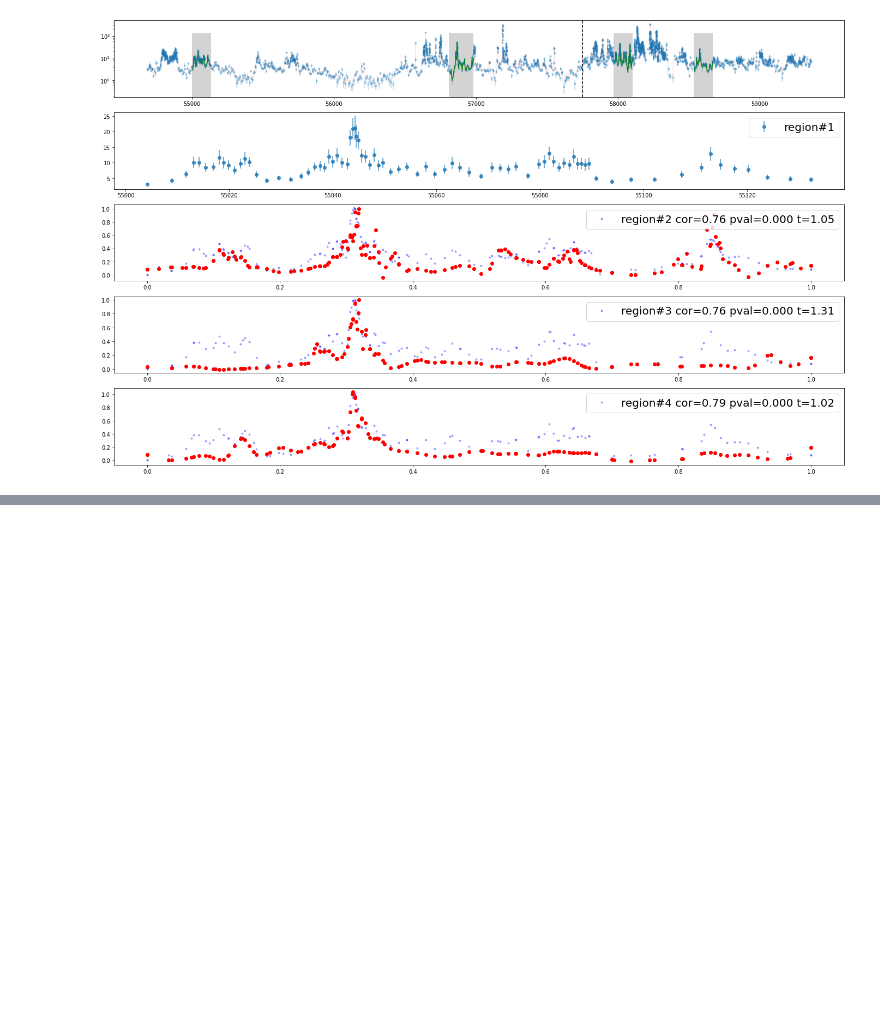
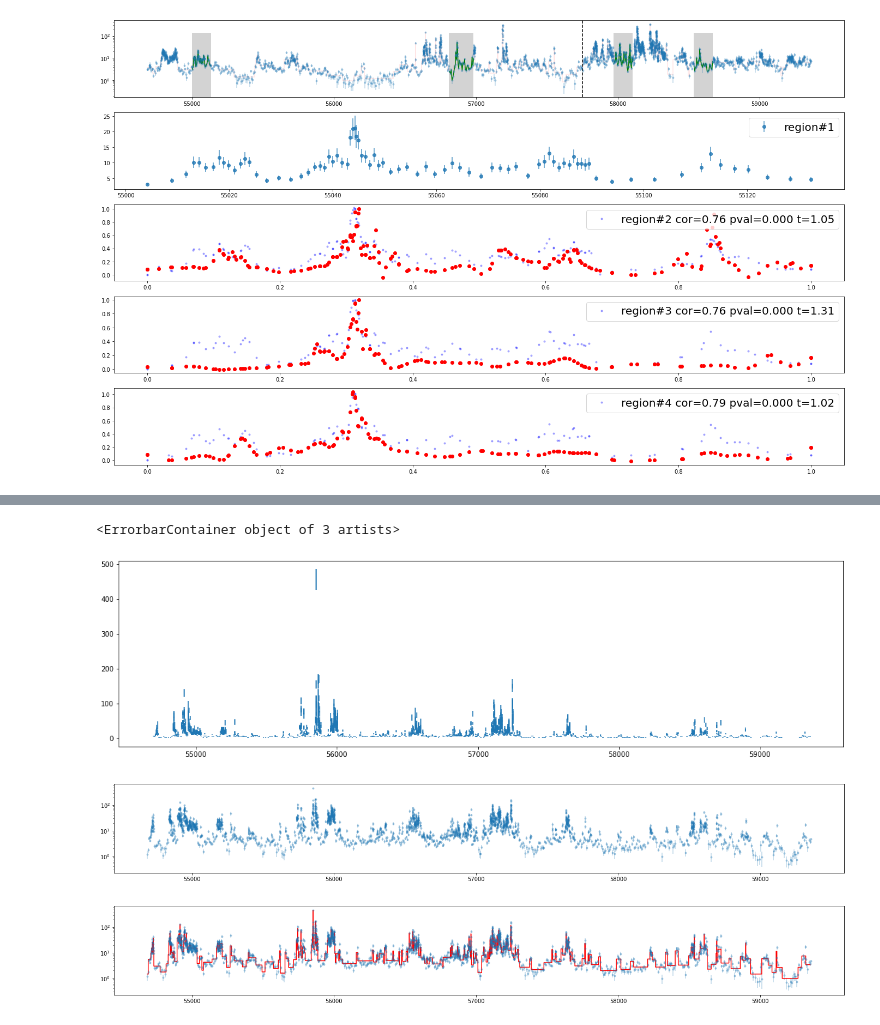
Before and after one commit to Amarchuk/blazar_motifs, a Jupyter notebook: Untitled.ipynb, the cells around one changed output, grey strips where cells are left out. Saved outputs shown, nothing was run; the diff lists cells and outputs as text; code cells hidden in the pictures; blank space fills up the shorter version.

```diff
--- a/Untitled.ipynb
+++ b/Untitled.ipynb
@@ -1041,0 +1121,20 @@ plt.show()
+# %%
+fig = plt.figure(figsize=[19, 5])
+plt.errorbar(data[:, 1], data[:, 2], yerr=data[:, 3], ls='none')
+# %% [output]
+<ErrorbarContainer object of 3 artists>
+[figure, added]
+# %%
+fig = plt.figure(figsize=[24, 3])
+
+# region 1 55002 ≤ MJD ≤ 55134
+# region 2 55671.9 ≤ MJD ≤ 55755.4
+# region 3 57280.0 ≤ MJD ≤ 57515.7
+# region 4 56630.1 < 𝑀𝐽𝐷 < 56682.7
+
+plt.errorbar(data[:, 1], data[:, 2], marker='.', yerr=data[:, 3], ls='none', alpha=0.3)
+# plt.plot(xx_, yy_, '-', color='r')
+plt.yscale('log')
+plt.show()
+# %% [output]
+[figure, added]
@@ -1041,0 +1143,9 @@ plt.show()
+# %%
+fig = plt.figure(figsize=[24, 3])
+
+plt.errorbar(x, y, marker='.', yerr=yerr, ls='none', alpha=0.3)
+plt.plot(xx_, yy_, '-', color='r')
+plt.yscale('log')
+plt.show()
+# %% [output]
+[figure, added]
```
Also changed, not shown: parts of 19 cells of this notebook.
